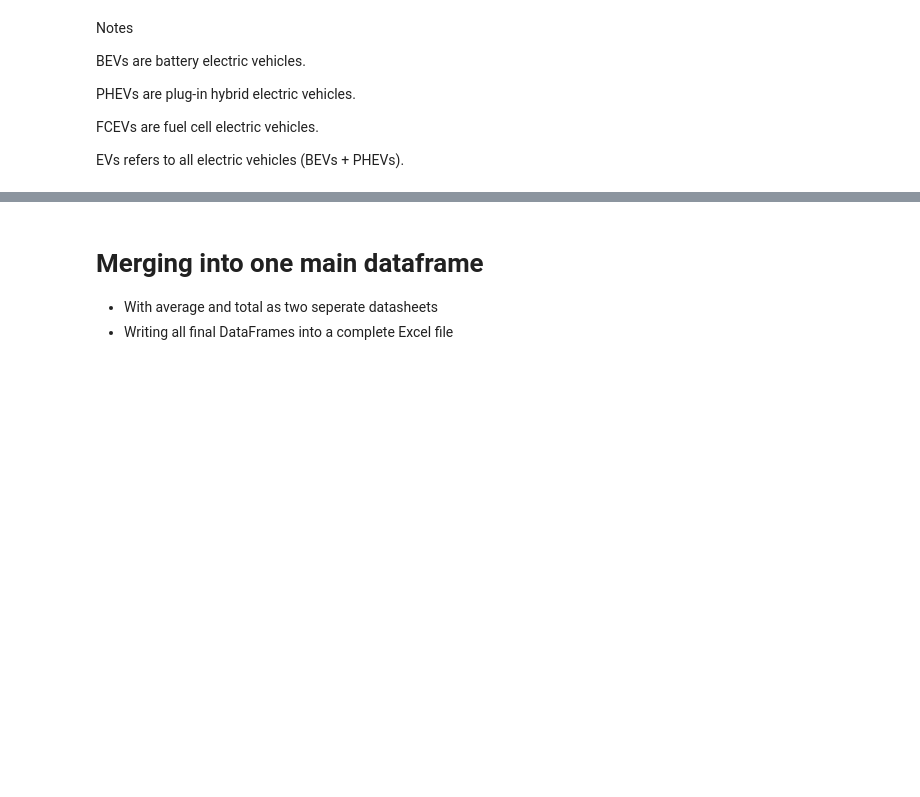
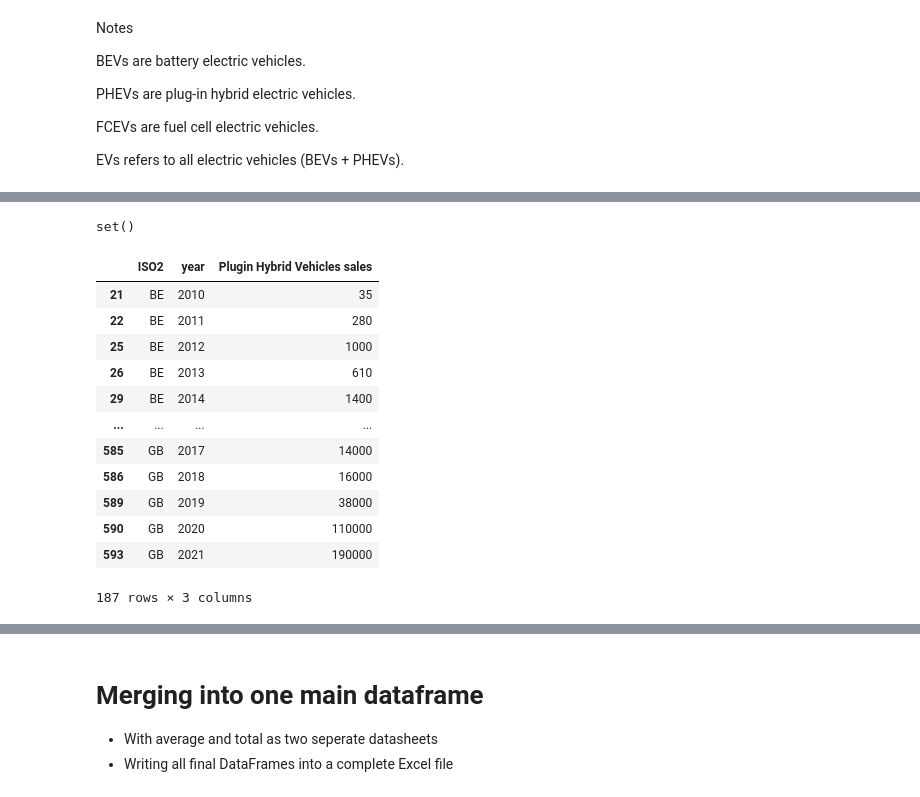
Before and after one commit to TrulsST/VisualAnalytics, a Jupyter notebook: Data_processing.ipynb, the cells around one changed output, grey strips where cells are left out. Saved outputs shown, nothing was run; the diff lists cells and outputs as text; code cells hidden in the pictures; blank space fills up the shorter version.

```diff
--- a/Data_processing.ipynb
+++ b/Data_processing.ipynb
@@ -6,6 +6,7 @@ countries = cf.countries
 eu_codes = []
 eu_names = []
 iso_name = {}
+name_iso = {}
 exclusion_list = ['San Marino', 'Russia', 'Vatican City', 'Monaco']
 for co in countries:
 
@@ -15,13 +16,18 @@ for co in countries:
         continue
 
     if co['continent'].lower() == 'europe':
+        name = co['name']
+        if name == 'Kingdom of the Netherlands':
+            name = "Netherlands"
+
         iso = co['code']
-        name = co['name']
         eu_codes.append(iso)
         eu_names.append(name)
         iso_name[iso] = name
+        name_iso[name] = iso
 
 tot_num_c = len(eu_codes)
+
 print("Number of countries: ", tot_num_c)
 # %% [output]
 Russia
@@ -205,8 +221,44 @@ df_sales[df_sales['region'] == "Norway"].head()
 # %%
 
 # one for BEVs and one for PHEV ??
 df_bev_sales = df_sales[df_sales['powertrain'] == "BEV"]
 df_phev_sales = df_sales[df_sales['powertrain'] == "PHEV"]
-df_bev_sales.head()
+
+df_bev_sales = df_bev_sales[['region', 'year', 'value']]
+df_phev_sales = df_bev_sales[['region', 'year', 'value']]
+
+s = set(df_phev_sales['region'].unique())
+s-set(eu_names)
+before = set(eu_names) - s
+
+df_bev_sales = df_bev_sales[df_bev_sales['region'].isin(eu_names)]
+df_phev_sales = df_phev_sales[df_phev_sales['region'].isin(eu_names)]
+
+s = set(df_phev_sales['region'].unique())
+s-set(eu_names)
+after = set(eu_names) - s
+print(before - after)
+df_bev_sales['region'].replace(name_iso, inplace = True)
+df_phev_sales['region'].replace(name_iso, inplace = True)
+
+df_bev_sales.rename(columns = {"region" : "ISO2", "value" : "Battery Electric Vehicles sales"}, inplace = True)
+df_phev_sales.rename(columns = {"region" : "ISO2", "value" : "Plugin Hybrid Vehicles sales"}, inplace = True)
+
+df_phev_sales
+# %% [output]
+set()
+|  | ISO2 | year | Plugin Hybrid Vehicles sales |
+| 21 | BE | 2010 | 35 |
+| 22 | BE | 2011 | 280 |
+| 25 | BE | 2012 | 1000 |
+| 26 | BE | 2013 | 610 |
+| 29 | BE | 2014 | 1400 |
+| ... | ... | ... | ... |
+| 585 | GB | 2017 | 14000 |
+| 586 | GB | 2018 | 16000 |
+| 589 | GB | 2019 | 38000 |
+| 590 | GB | 2020 | 110000 |
+| 593 | GB | 2021 | 190000 |
+187 rows × 3 columns
 # %%
 df_ev_chargingP[df_ev_chargingP['region'] == "Italy"].head()
```
Also changed, not shown: parts of 15 cells of this notebook, 4 other files.
